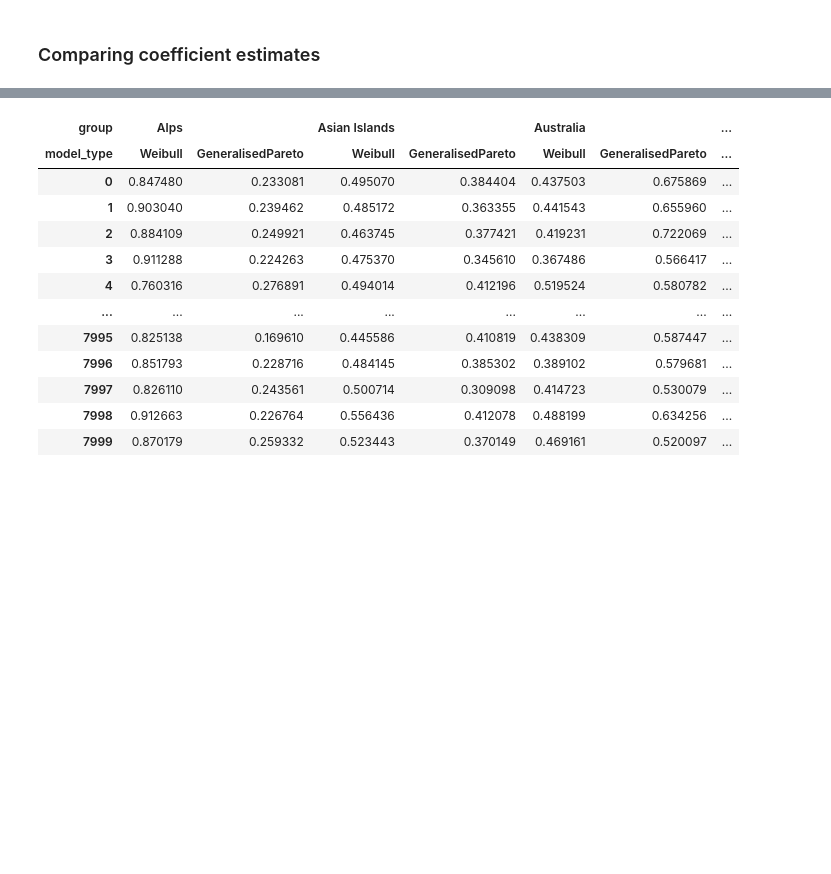
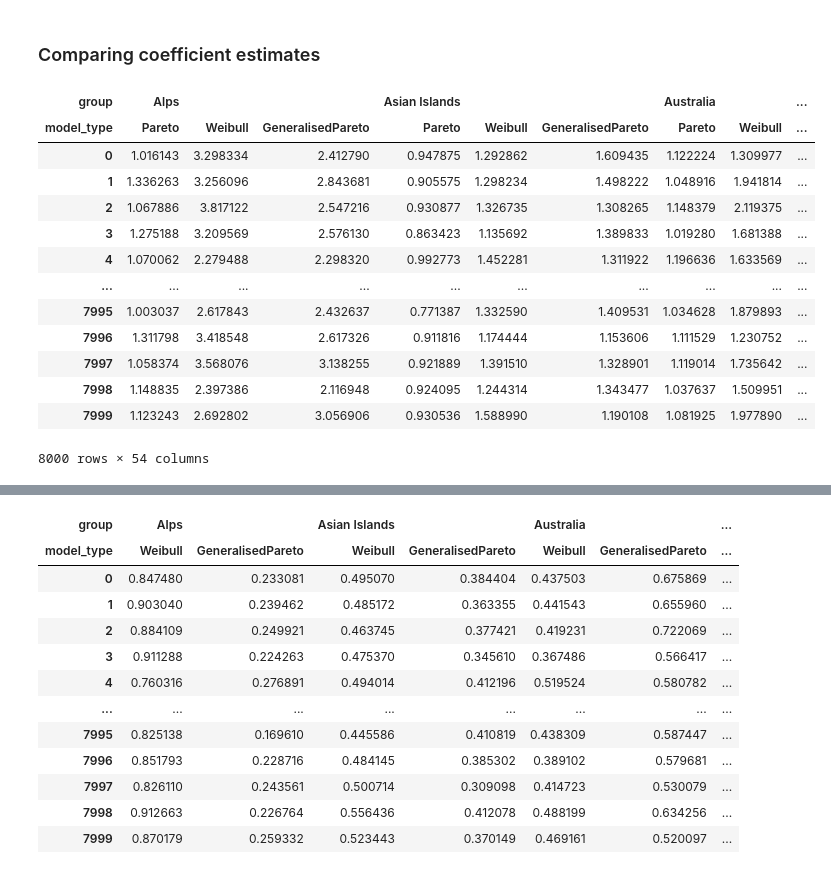
Before and after one commit to plhocker/top_wealth_thesis, a Jupyter notebook: Notebooks/models/bayesian_cross_sectional_regularised.ipynb, the cells around one changed output, grey strips where cells are left out. Cells and saved outputs as stored; diff of their text form; code cells hidden in the pictures; blank space fills up the shorter version.

```diff
--- a/Notebooks/models/bayesian_cross_sectional_regularised.ipynb
+++ b/Notebooks/models/bayesian_cross_sectional_regularised.ipynb
@@ -411,0 +504,17 @@ plt.show()
+# %%
+scale_coefficient_df.T
+# %% [output]
+| group | Alps |  |  | Asian Islands |  |  | Australia |  | ... |
+| model_type | Pareto | Weibull | GeneralisedPareto | Pareto | Weibull | GeneralisedPareto | Pareto | Weibull | ... |
+| 0 | 1.016143 | 3.298334 | 2.412790 | 0.947875 | 1.292862 | 1.609435 | 1.122224 | 1.309977 | ... |
+| 1 | 1.336263 | 3.256096 | 2.843681 | 0.905575 | 1.298234 | 1.498222 | 1.048916 | 1.941814 | ... |
+| 2 | 1.067886 | 3.817122 | 2.547216 | 0.930877 | 1.326735 | 1.308265 | 1.148379 | 2.119375 | ... |
+| 3 | 1.275188 | 3.209569 | 2.576130 | 0.863423 | 1.135692 | 1.389833 | 1.019280 | 1.681388 | ... |
+| 4 | 1.070062 | 2.279488 | 2.298320 | 0.992773 | 1.452281 | 1.311922 | 1.196636 | 1.633569 | ... |
+| ... | ... | ... | ... | ... | ... | ... | ... | ... | ... |
+| 7995 | 1.003037 | 2.617843 | 2.432637 | 0.771387 | 1.332590 | 1.409531 | 1.034628 | 1.879893 | ... |
+| 7996 | 1.311798 | 3.418548 | 2.617326 | 0.911816 | 1.174444 | 1.153606 | 1.111529 | 1.230752 | ... |
+| 7997 | 1.058374 | 3.568076 | 3.138255 | 0.921889 | 1.391510 | 1.328901 | 1.119014 | 1.735642 | ... |
+| 7998 | 1.148835 | 2.397386 | 2.116948 | 0.924095 | 1.244314 | 1.343477 | 1.037637 | 1.509951 | ... |
+| 7999 | 1.123243 | 2.692802 | 3.056906 | 0.930536 | 1.588990 | 1.190108 | 1.081925 | 1.977890 | ... |
+8000 rows × 54 columns
```
Also changed, not shown: parts of 10 cells of this notebook, 13 other files.
